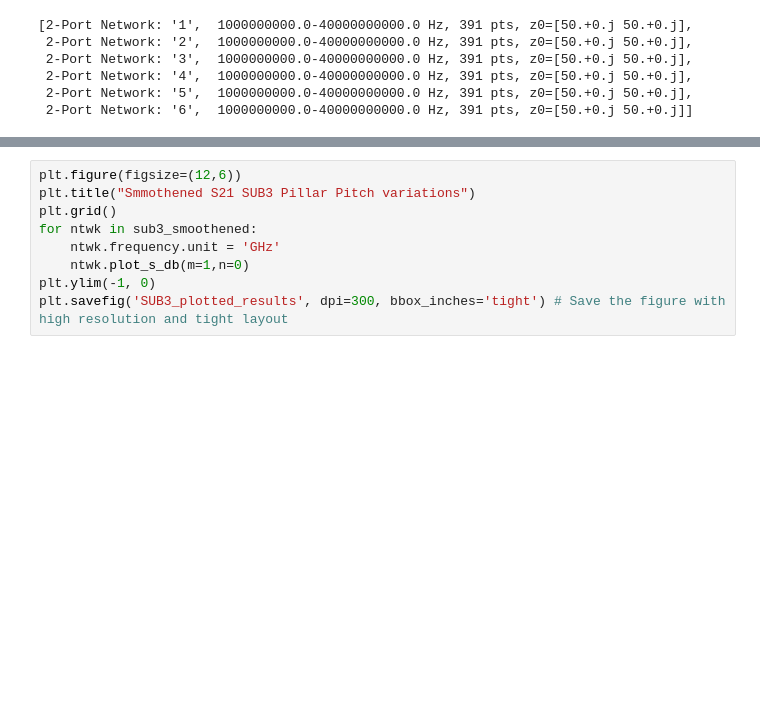
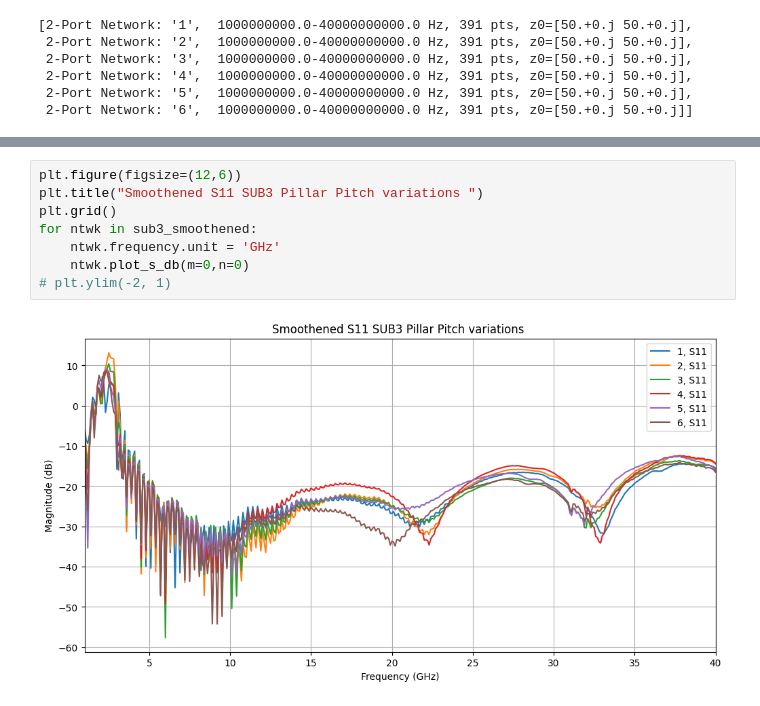
Before and after one commit to hrithik254/HFSS-layouts, a Jupyter notebook: Samples/FCB02/PRL_meas_Hrithik_13_may_FCB/code_sub3.ipynb, the cells around one changed output, grey strips where cells are left out. Cells and saved outputs as stored; diff of their text form; blank space fills up the shorter version.

```diff
--- a/Samples/FCB02/PRL_meas_Hrithik_13_may_FCB/code_sub3.ipynb
+++ b/Samples/FCB02/PRL_meas_Hrithik_13_may_FCB/code_sub3.ipynb
@@ -108,9 +108,10 @@ plt.ylim(-2, 1)
 # %%
 plt.figure(figsize=(12,6))
-plt.title("Smmothened S21 SUB3 Pillar Pitch variations")
+plt.title("Smoothened S11 SUB3 Pillar Pitch variations ")
 plt.grid()
 for ntwk in sub3_smoothened:
     ntwk.frequency.unit = 'GHz'
-    ntwk.plot_s_db(m=1,n=0)
-plt.ylim(-1, 0)
-plt.savefig('SUB3_plotted_results', dpi=300, bbox_inches='tight') # Save the figure with high resolution and tight layout
+    ntwk.plot_s_db(m=0,n=0)
+# plt.ylim(-2, 1)
+# %% [output]
+[figure, added]
```
Also changed, not shown: parts of 1 cell of this notebook.
